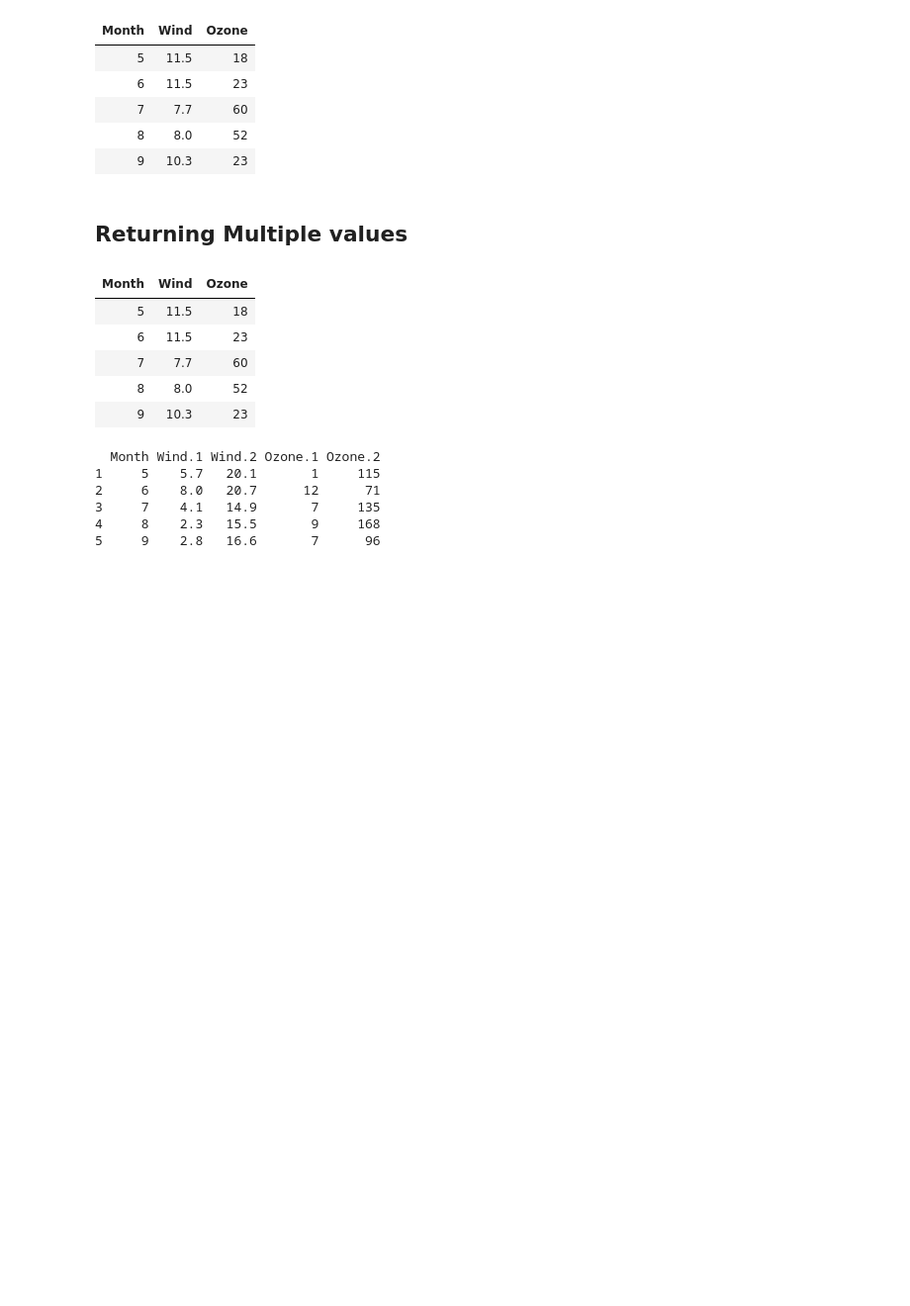
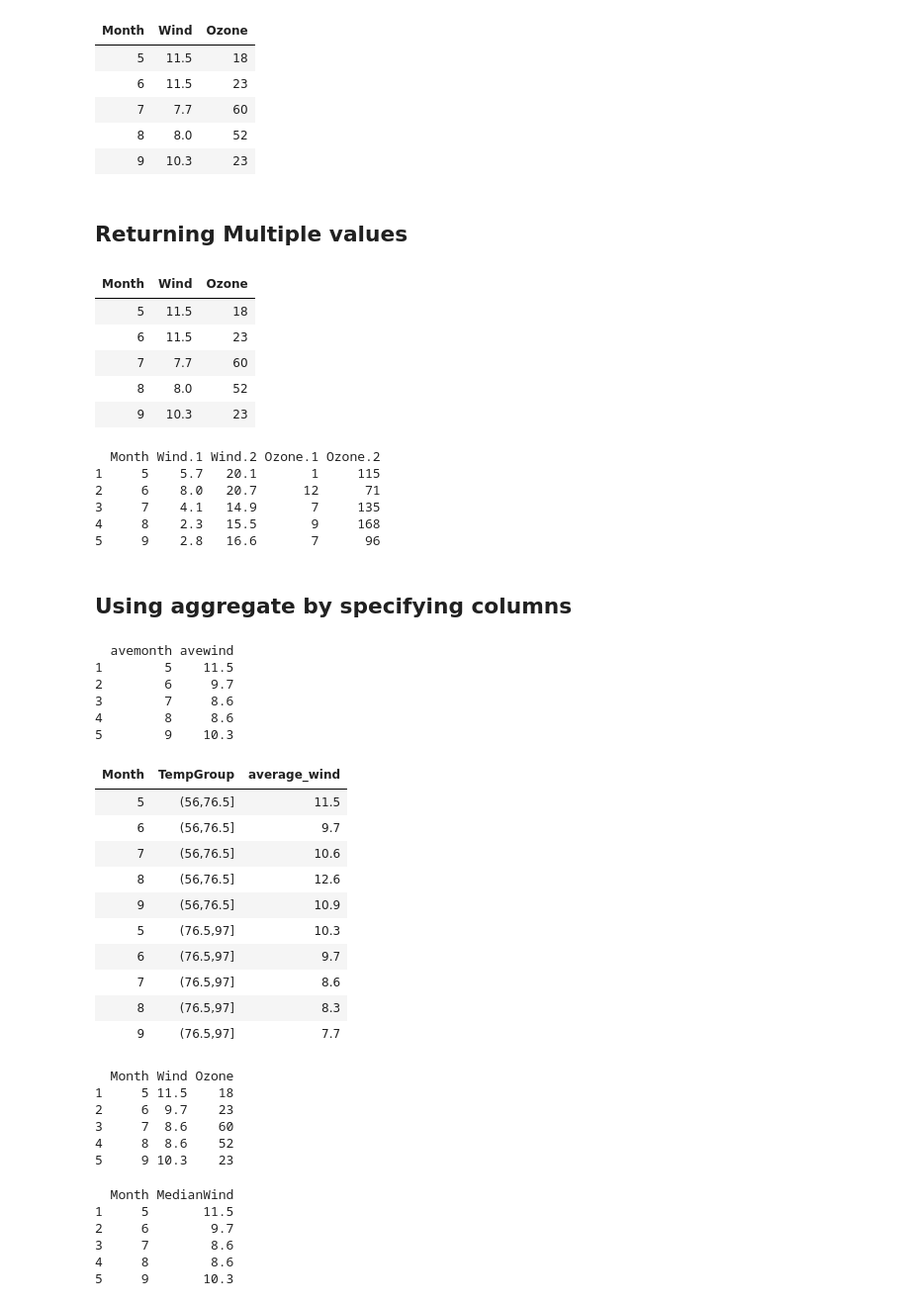
Before and after one commit to kabalaandrew/R, a Jupyter notebook: R - Data Manipulation & Transformation.ipynb, the cells around one changed output. Shown at 99% size. Drawn from its saved outputs; the diff is of its cells as text; code cells hidden in the pictures; blank space fills up the shorter version.

```diff
--- a/R - Data Manipulation & Transformation.ipynb
+++ b/R - Data Manipulation & Transformation.ipynb
@@ -360,3 +360,47 @@ print(aggregate(cbind(Wind, Ozone) ~ Month, data=airquality, FUN=range))
 3     7    4.1   14.9       7     135
 4     8    2.3   15.5       9     168
 5     9    2.8   16.6       7      96
+# %% [markdown]
+## Using aggregate by specifying columns
+# %%
+print(aggregate(list(avewind=airquality$Wind), list(avemonth=airquality$Month), median))
+# %% [output]
+  avemonth avewind
+1        5    11.5
+2        6     9.7
+3        7     8.6
+4        8     8.6
+5        9    10.3
+# %%
+aggregate(list(average_wind=airquality$Wind), list(Month=airquality$Month, TempGroup=cut(airquality$Temp, 2)), median)
+# %% [output]
+| Month | TempGroup | average_wind |
+| 5 | (56,76.5] | 11.5 |
+| 6 | (56,76.5] | 9.7 |
+| 7 | (56,76.5] | 10.6 |
+| 8 | (56,76.5] | 12.6 |
+| 9 | (56,76.5] | 10.9 |
+| 5 | (76.5,97] | 10.3 |
+| 6 | (76.5,97] | 9.7 |
+| 7 | (76.5,97] | 8.6 |
+| 8 | (76.5,97] | 8.3 |
+| 9 | (76.5,97] | 7.7 |
+# %%
+print(aggregate(airquality[c("Wind", "Ozone")], list(Month=airquality$Month), median, na.rm=TRUE ))
+# %% [output]
+  Month Wind Ozone
+1     5 11.5    18
+2     6  9.7    23
+3     7  8.6    60
+4     8  8.6    52
+5     9 10.3    23
+# %%
+windMedians <- aggregate(list(MedianWind=airquality$Wind), list(Month=airquality$Month), median)
+print(windMedians)
+# %% [output]
+  Month MedianWind
+1     5       11.5
+2     6        9.7
+3     7        8.6
+4     8        8.6
+5     9       10.3
```
Also changed, not shown: parts of 1 cell of this notebook.
